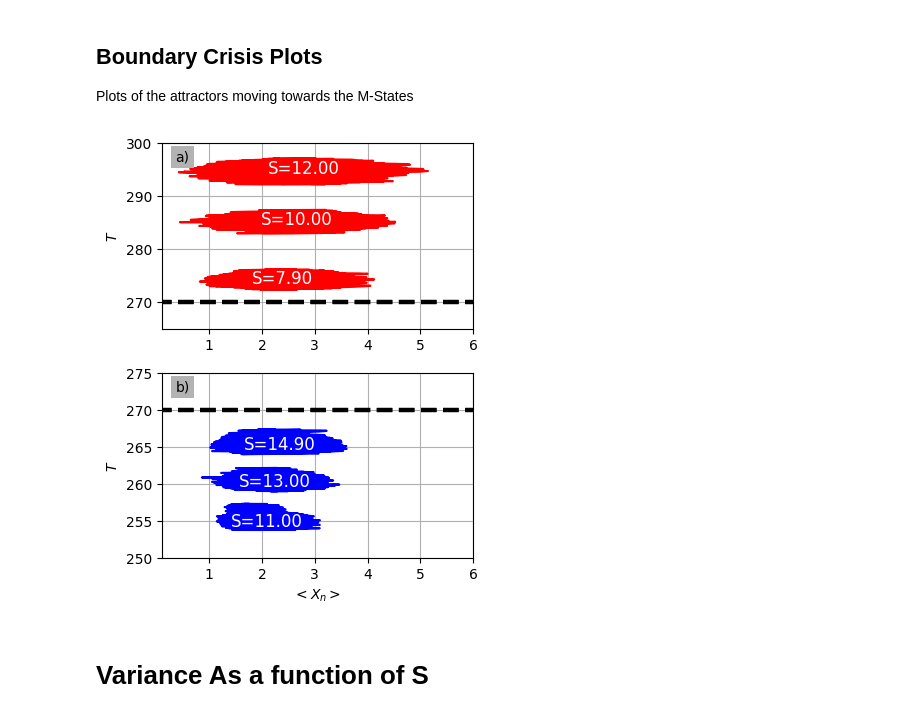
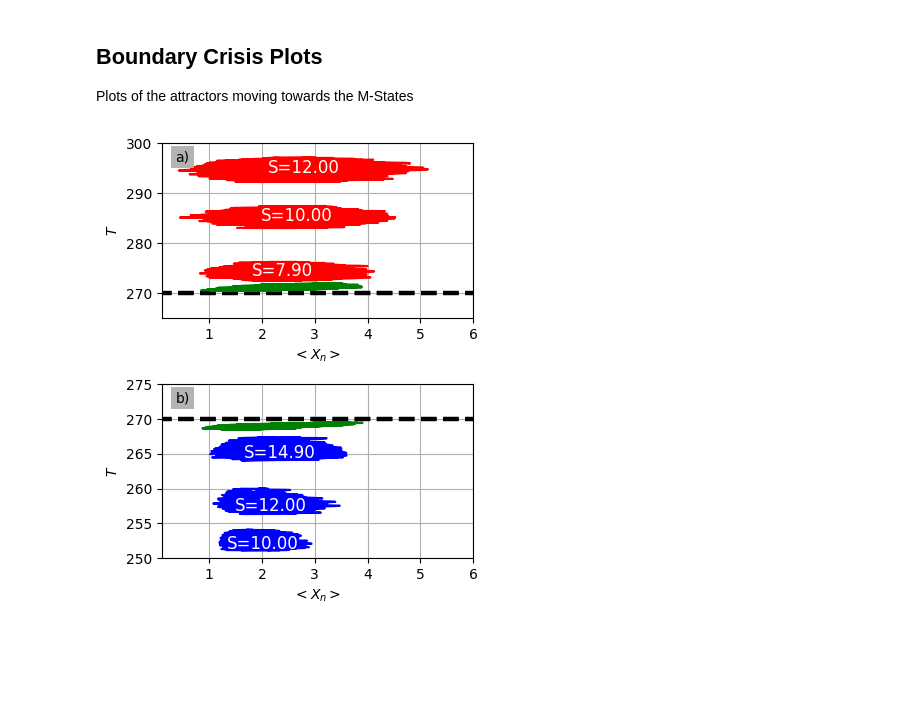
Before and after one commit to CalvinNesbitt/l96_ebm_boundary_crisis, a Jupyter notebook: notebooks/Boundary-Crisis.ipynb, the cells around one changed output. Saved outputs shown, nothing was run; the diff lists cells and outputs as text; code cells hidden in the pictures; blank space fills up the shorter version.

Commit message:
Made some bifurcation plots

```diff
--- a/notebooks/Boundary-Crisis.ipynb
+++ b/notebooks/Boundary-Crisis.ipynb
@@ -65,39 +65,47 @@ fig.tight_layout()
 
 Plots of the attractors moving towards the M-States
 # %%
-# W Boundary
+# W to SB
 fig, axes = init_2d_fax(nrows=2)
 
 w_attractors = [get_attractor(S, 'w') for S in [7.9, 10, 12]]
 for attractor in w_attractors:
     ax = axes[0]
     fax = [fig, ax]
     attractor.MT_plot(fax=fax)
 
     # Add Textboc
     props = dict(boxstyle='round', facecolor='wheat')
     ax.text(attractor.M_mean-0.6, attractor.T_mean+2, f'S={attractor.S:.2f}', fontsize=12,
         verticalalignment='top',c='w')
     ax.set_ylim(265, 300)
     ax.plot(np.linspace(0, 6), np.full_like(np.linspace(0, 6), 270), ls='--', lw=3, c='k')
     ax.set_xlim(0.1, 6)
     ax.set_xlabel('')
 
-# SB boundary
-sb_attractors = [get_attractor(S, 'sb') for S in [11, 13, 14.9]]
+# Add M - State
+m_state = get_attractor(8, 'm')
+m_state.MT_plot(fax=[fig, ax])
+
+
+# SB to W
+sb_attractors = [get_attractor(S, 'sb') for S in [10, 12, 14.9]]
 for attractor in sb_attractors:
     ax = axes[1]
     fax = [fig, ax]
     attractor.MT_plot(fax=fax)
     ax.text(attractor.M_mean-0.6, attractor.T_mean + 1, f'S={attractor.S:.2f}', fontsize=12,
         verticalalignment='top',c='w')
     ax.set_ylim(250, 275)
     ax.plot(np.linspace(0, 6), np.full_like(np.linspace(0, 6), 270), ls='--', lw=3, c='k')
     ax.set_xlim(0.1, 6)
 
+# Add M - State
+m_state = get_attractor(14., 'm')
+m_state.MT_plot(fax=[fig, ax])
+
+
 fig.tight_layout()
 # fig.savefig(plot_pd/'Approach_to_Boundary.pdf')
 # %% [output]
-[figure, old version]
+[figure, new version]
-# %% [markdown]
-# Variance As a function of S
```
Also changed, not shown: parts of 4 cells of this notebook.
